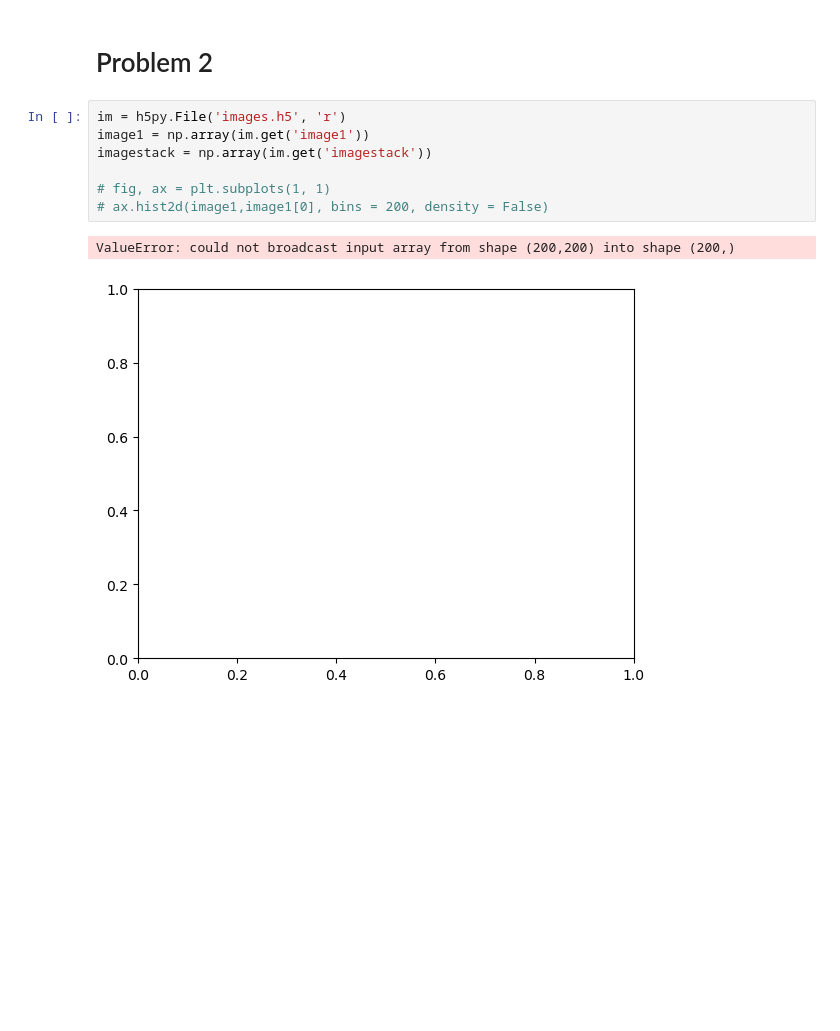
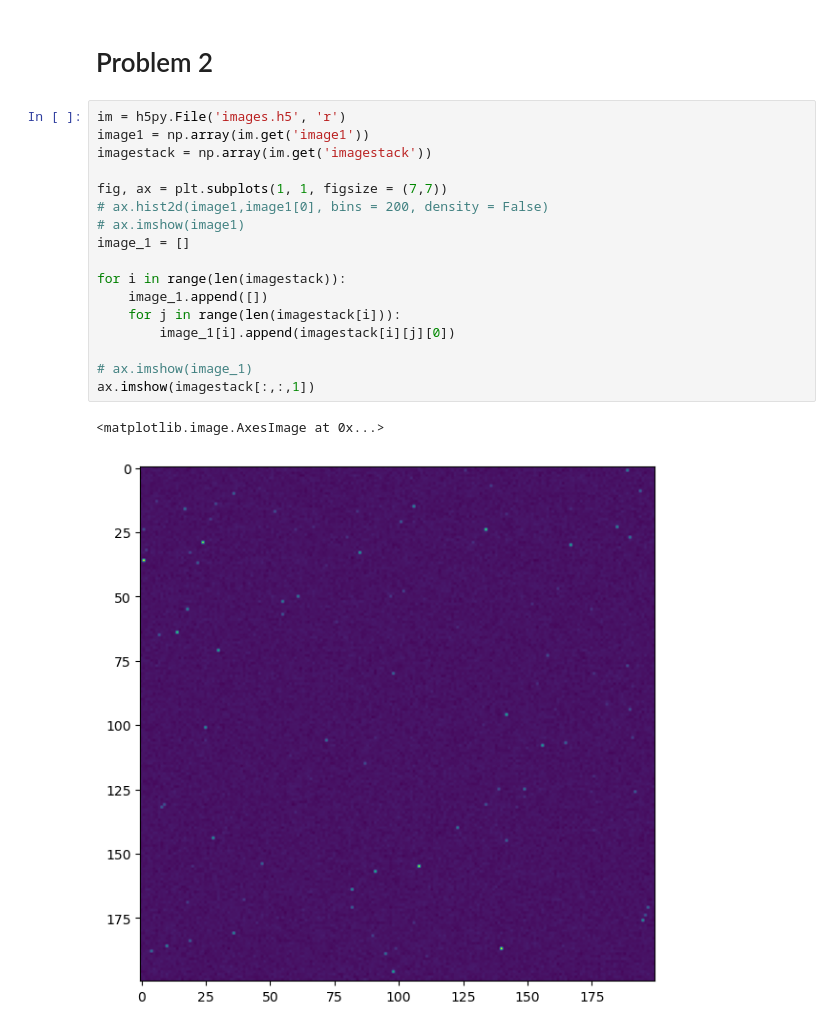
Before and after one commit to jarods00/PHYS434, a Jupyter notebook: Lab 4.ipynb, the cells around one changed output. Cells and saved outputs as stored; diff of their text form; blank space fills up the shorter version.

Commit message:
Images

```diff
--- a/Lab 4.ipynb
+++ b/Lab 4.ipynb
@@ -149,13 +149,23 @@ ax[2].legend(["Model", "Data"])
 [figure]
 # %% [markdown]
 # Problem 2
-# %%
-im = h5py.File('images.h5', 'r')
-image1 = np.array(im.get('image1'))
-imagestack = np.array(im.get('imagestack'))
-
-# fig, ax = plt.subplots(1, 1)
-# ax.hist2d(image1,image1[0], bins = 200, density = False)
-# %% [output]
-ValueError: could not broadcast input array from shape (200,200) into shape (200,)
-[figure, removed]
+# %%
+im = h5py.File('images.h5', 'r')
+image1 = np.array(im.get('image1'))
+imagestack = np.array(im.get('imagestack'))
+
+fig, ax = plt.subplots(1, 1, figsize = (7,7))
+# ax.hist2d(image1,image1[0], bins = 200, density = False)
+# ax.imshow(image1)
+image_1 = []
+
+for i in range(len(imagestack)):
+    image_1.append([])
+    for j in range(len(imagestack[i])):
+        image_1[i].append(imagestack[i][j][0])
+
+# ax.imshow(image_1)
+ax.imshow(imagestack[:,:,1])
+# %% [output]
+<matplotlib.image.AxesImage at 0x...>
+[figure, added]
```
Also changed, not shown: parts of 11 cells of this notebook.
